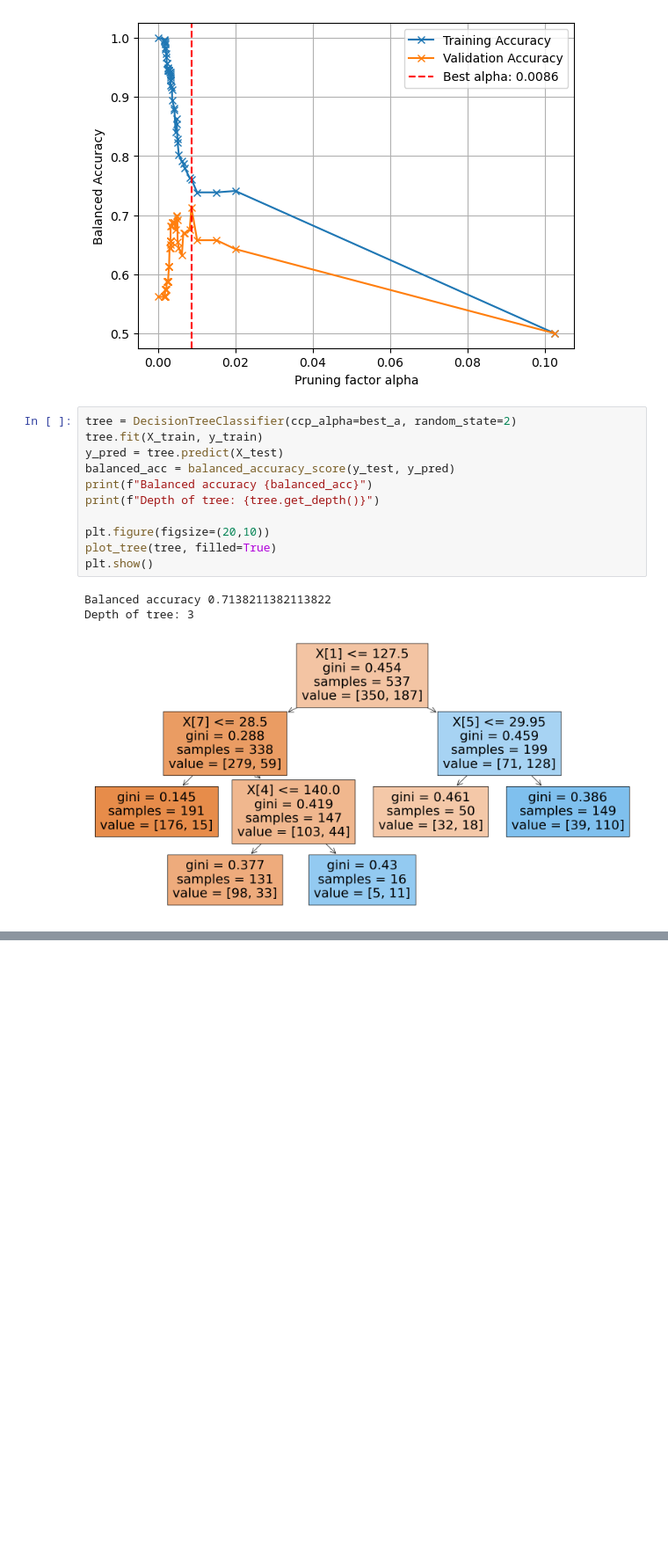
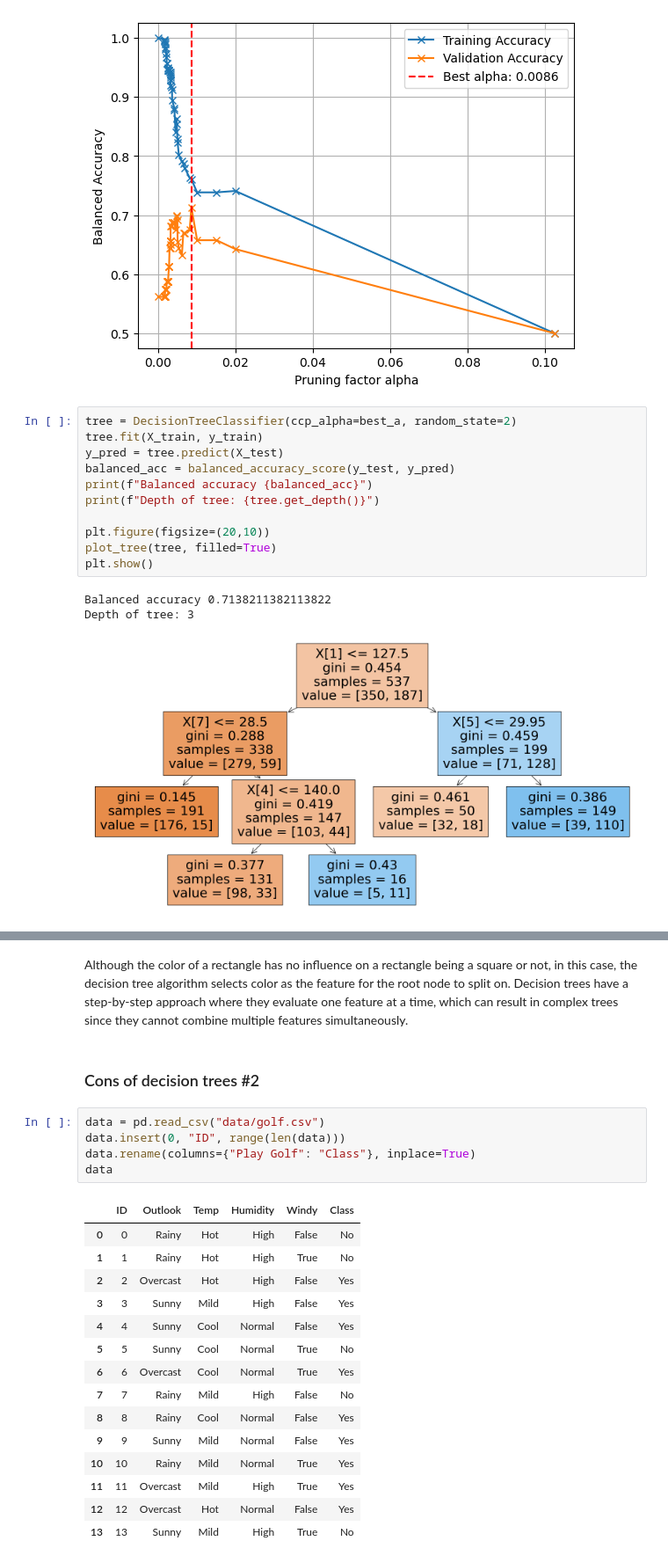
Before and after one commit to lenalibon/decision-trees, a Jupyter notebook: decision_trees.ipynb, the cells around one changed output, grey strips where cells are left out. Shown at 88% size. Saved outputs shown, nothing was run; the diff lists cells and outputs as text; blank space fills up the shorter version.

```diff
--- a/decision_trees.ipynb
+++ b/decision_trees.ipynb
@@ -456,0 +536,25 @@ Balanced accuracy: 0.7515447154471544
+# %% [markdown]
+Although the color of a rectangle has no influence on a rectangle being a square or not, in this case, the decision tree algorithm selects color as the feature for the root node to split on. Decision trees have a step-by-step approach where they evaluate one feature at a time, which can result in complex trees since they cannot combine multiple features simultaneously.
+# %% [markdown]
+### Cons of decision trees #2
+# %%
+data = pd.read_csv("data/golf.csv")
+data.insert(0, "ID", range(len(data)))
+data.rename(columns={"Play Golf": "Class"}, inplace=True)
+data
+# %% [output]
+|  | ID | Outlook | Temp | Humidity | Windy | Class |
+| 0 | 0 | Rainy | Hot | High | False | No |
+| 1 | 1 | Rainy | Hot | High | True | No |
+| 2 | 2 | Overcast | Hot | High | False | Yes |
+| 3 | 3 | Sunny | Mild | High | False | Yes |
+| 4 | 4 | Sunny | Cool | Normal | False | Yes |
+| 5 | 5 | Sunny | Cool | Normal | True | No |
+| 6 | 6 | Overcast | Cool | Normal | True | Yes |
+| 7 | 7 | Rainy | Mild | High | False | No |
+| 8 | 8 | Rainy | Cool | Normal | False | Yes |
+| 9 | 9 | Sunny | Mild | Normal | False | Yes |
+| 10 | 10 | Rainy | Mild | Normal | True | Yes |
+| 11 | 11 | Overcast | Mild | High | True | Yes |
+| 12 | 12 | Overcast | Hot | Normal | False | Yes |
+| 13 | 13 | Sunny | Mild | High | True | No |
```
Also changed, not shown: parts of 25 cells of this notebook.
